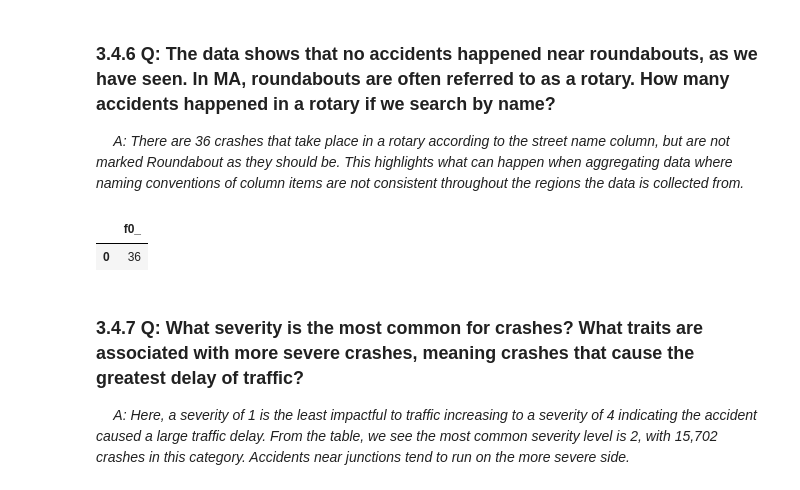
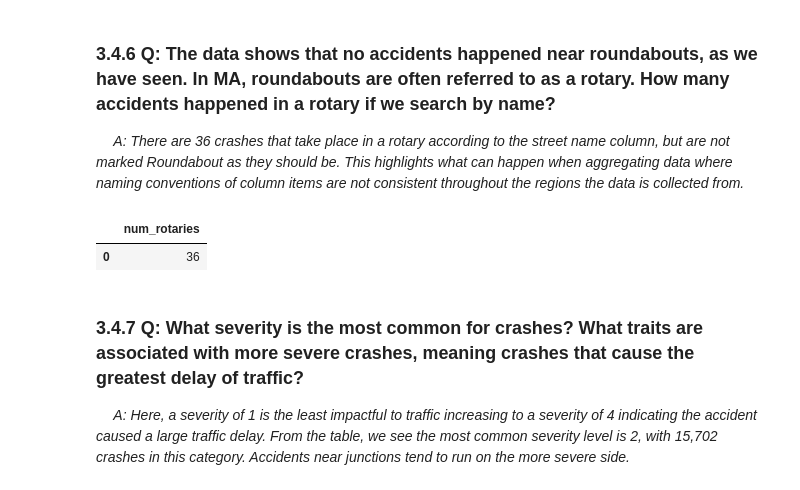
Before and after one commit to KaiyuWang19970221/BA775-teamproject, a Jupyter notebook: team6.ipynb, the cells around one changed output. Drawn from its saved outputs; the diff is of its cells as text; code cells hidden in the pictures.

```diff
--- a/team6.ipynb
+++ b/team6.ipynb
@@ -271,11 +272,11 @@ ORDER BY Year
 &emsp;<i> A: There are 36 crashes that take place in a rotary according to the street name column, but are not marked Roundabout as they should be. This highlights what can happen when aggregating data where naming conventions of column items are not consistent throughout the regions the data is collected from.  </i>
 # %%
 %%bigquery
-SELECT COUNT(*)
+SELECT COUNT(*)num_rotaries
 FROM `ba775-b2-team6.team6.carcrash_MA`
 WHERE Street LIKE '%Rotary%'
 # %% [output]
-|  | f0_ |
+|  | num_rotaries |
 | 0 | 36 |
 # %% [markdown]
 ### 3.4.7 Q: What severity is the most common for crashes? What traits are associated with more severe crashes, meaning crashes that cause the greatest delay of traffic?
```
Also changed, not shown: parts of 2 cells of this notebook.
